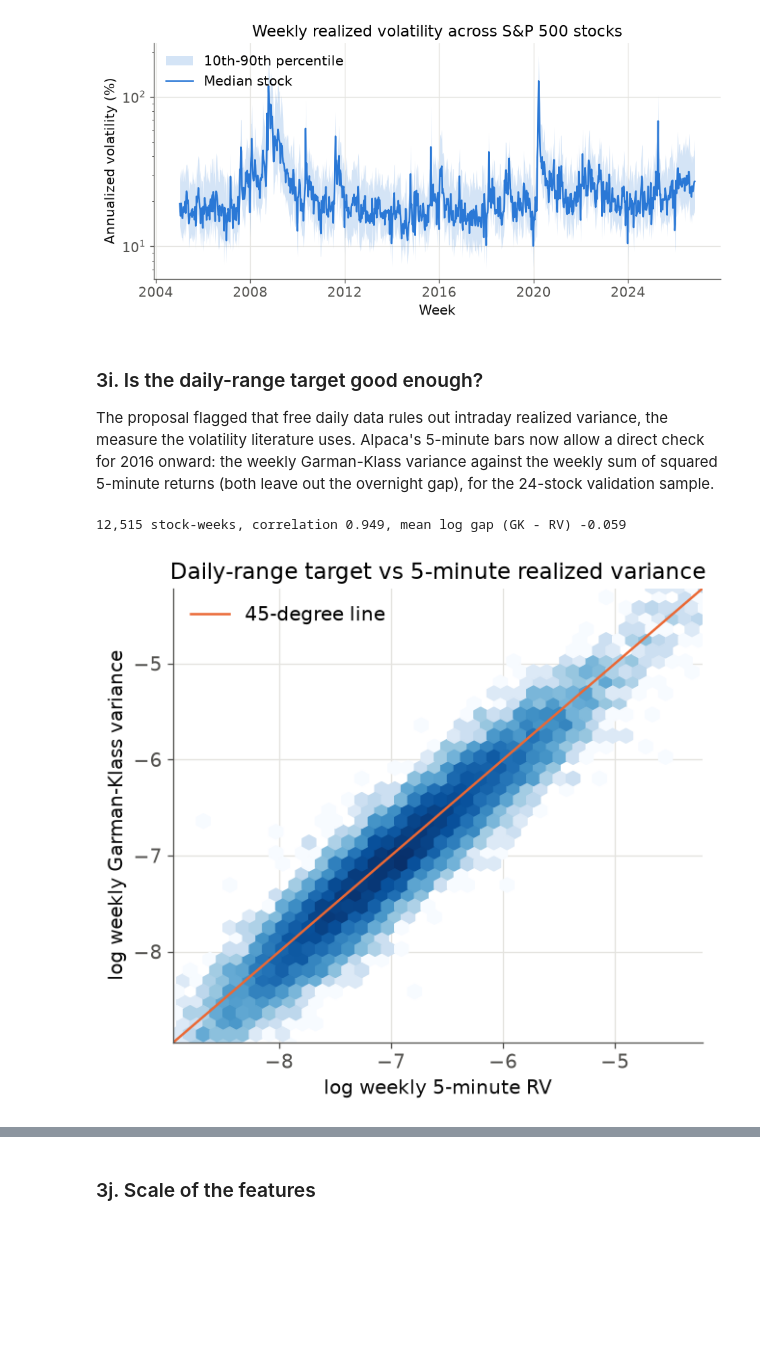
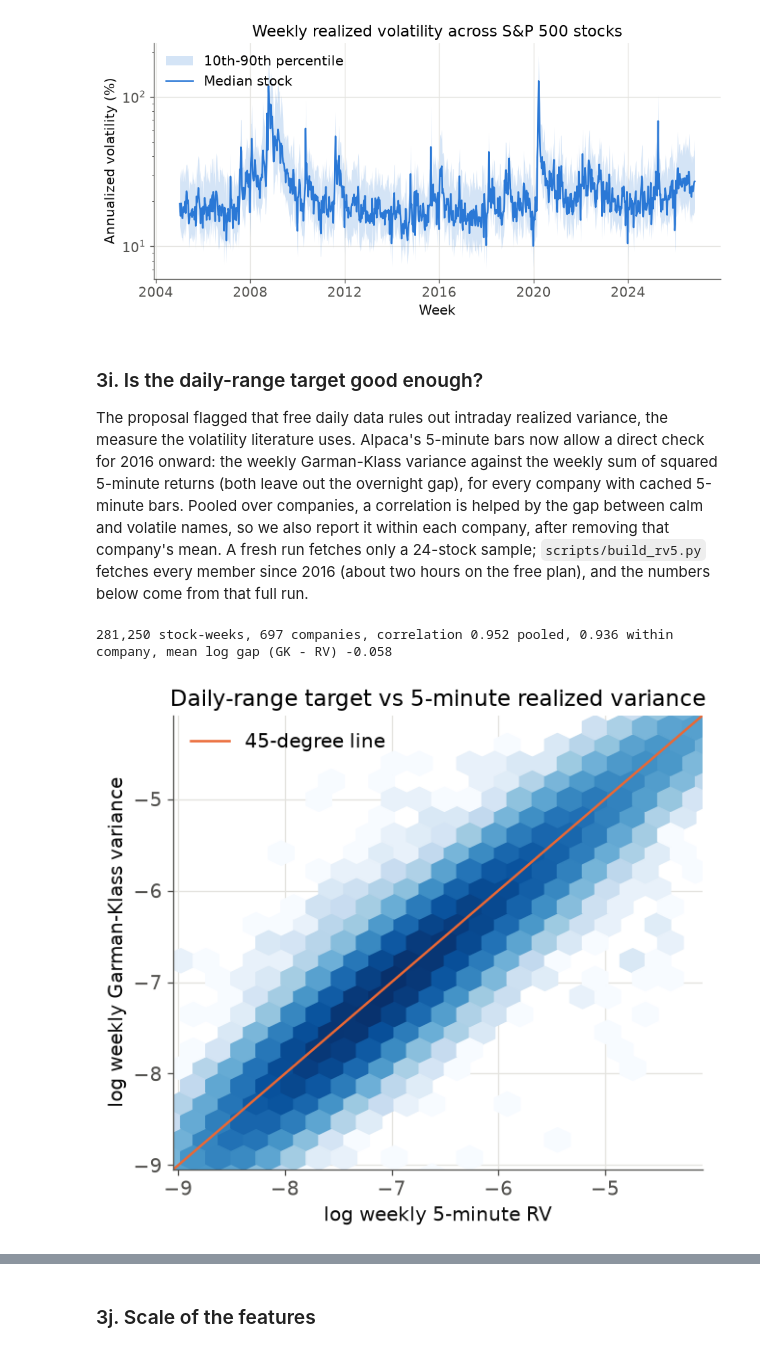
Before and after one commit to qqgjyx/AC-209A_VolForecast, a Jupyter notebook: ms2.ipynb, the cells around one changed output, grey strips where cells are left out. Saved outputs shown, nothing was run; the diff lists cells and outputs as text; code cells hidden in the pictures; blank space fills up the shorter version.

```diff
--- a/ms2.ipynb
+++ b/ms2.ipynb
@@ -139,9 +139,11 @@ else:
 # %% [output]
 52,762 earnings filings for 642 companies, 2004-08-25 to 2026-11-09
 # %%
-# Get 1f: 5-minute realized variance from Alpaca for a validation sample of 24 current members
+# Get 1f: 5-minute realized variance from Alpaca: a 24-stock sample, plus every member that
+# scripts/build_rv5.py has cached (all 718 since 2016 after its hours-long run)
 from volforecast.data import fetch_alpaca_rv, rv_sample
 
-rv5 = fetch_alpaca_rv(rv_sample(membership), END, DATA_PATH / "rv5") if HAS_ALPACA else None
+RV_TICKERS = sorted(set(rv_sample(membership)) | {p.stem for p in (DATA_PATH / "rv5").glob("*.parquet")})
+rv5 = fetch_alpaca_rv(RV_TICKERS, END, DATA_PATH / "rv5") if HAS_ALPACA else None
 print(f"5-minute realized variance: {'skipped (no Alpaca keys)' if rv5 is None else f'{len(rv5):,} stock-days'}")
 # %% [output]
@@ -484,18 +484,24 @@ stress (VIX >= 30): 7.3% of stock-weeks, 89 of 1,139 weeks
 The proposal flagged that free daily data rules out intraday realized variance, the measure the
 volatility literature uses. Alpaca's 5-minute bars now allow a direct check for 2016 onward: the
 weekly Garman-Klass variance against the weekly sum of squared 5-minute returns (both leave out
-the overnight gap), for the 24-stock validation sample.
+the overnight gap), for every company with cached 5-minute bars. Pooled over companies, a
+correlation is helped by the gap between calm and volatile names, so we also report it within
+each company, after removing that company's mean. A fresh run fetches only a 24-stock sample;
+`scripts/build_rv5.py` fetches every member since 2016 (about two hours on the free plan), and the
+numbers below come from that full run.
 # %%
 # Understand 3i: the Garman-Klass target against 5-minute realized variance
 from volforecast.features import weekly_log_rv
 from volforecast.plots import proxy_check
 
 if rv5 is not None:
     both = table.set_index(["ticker", "week"])[["har_w"]].join(weekly_log_rv(rv5), how="inner")
+    within = both - both.groupby(level="ticker").transform("mean")
     proxy_check(both["log_rv5"], both["har_w"], IMAGES_PATH / "proxy_check.png")
-    print(f"{len(both):,} stock-weeks, correlation {both.corr().iloc[0, 1]:.3f}, "
+    print(f"{len(both):,} stock-weeks, {both.index.get_level_values('ticker').nunique()} companies, "
+          f"correlation {both.corr().iloc[0, 1]:.3f} pooled, {within.corr().iloc[0, 1]:.3f} within company, "
           f"mean log gap (GK - RV) {(both['har_w'] - both['log_rv5']).mean():.3f}")
 # %% [output]
-12,515 stock-weeks, correlation 0.949, mean log gap (GK - RV) -0.059
+281,250 stock-weeks, 697 companies, correlation 0.952 pooled, 0.936 within company, mean log gap (GK - RV) -0.058
-[figure, old version]
+[figure, new version]
 # %% [markdown]
```
Also changed, not shown: parts of 5 cells of this notebook, 6 other files.
